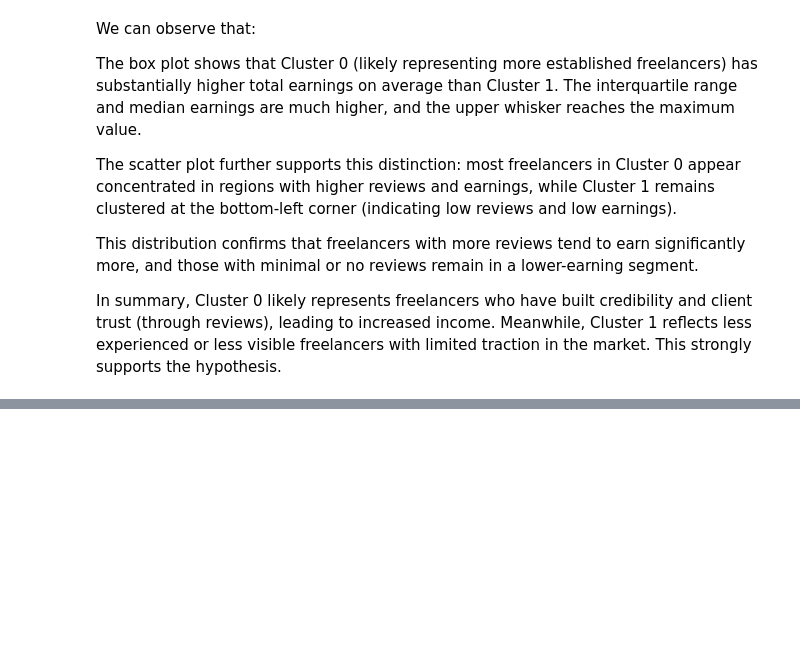
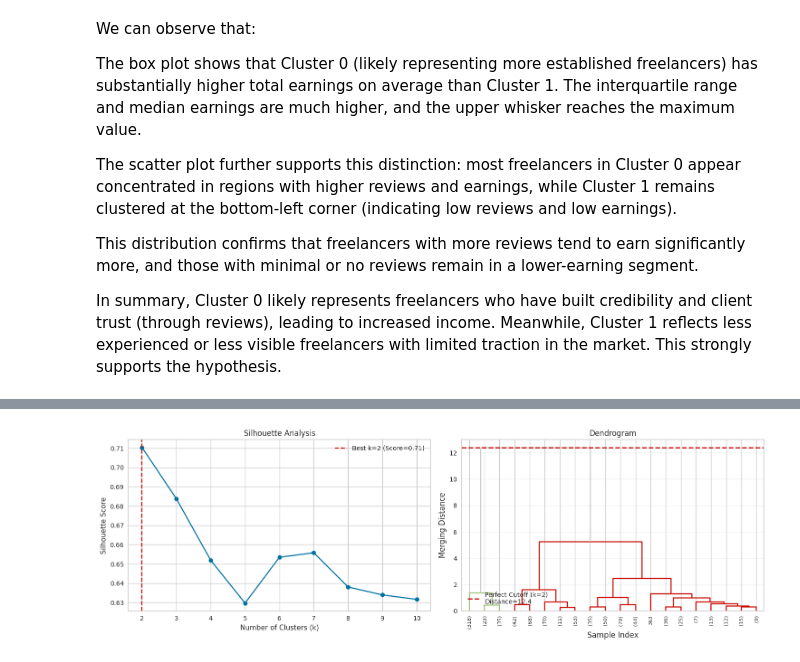
Before and after one commit to iRoseM/Freelancing-Trends--IT362, a Jupyter notebook: IT362_groub_6.ipynb, the cells around one changed output, grey strips where cells are left out. Drawn from its saved outputs; the diff is of its cells as text; code cells hidden in the pictures; blank space fills up the shorter version.

Commit message:
clustering doneeeeee

```diff
--- a/IT362_groub_6.ipynb
+++ b/IT362_groub_6.ipynb
@@ -2369,0 +2247,76 @@ What It Means: Freelancers with more skills and higher earnings can be grouped,
+# %%
+import pandas as pd
+import numpy as np
+import matplotlib.pyplot as plt
+from sklearn.cluster import AgglomerativeClustering
+from sklearn.metrics import silhouette_score
+from scipy.cluster.hierarchy import dendrogram, linkage
+
+# Load data
+df = pd.read_csv("https://raw.githubusercontent.com/iRoseM/Freelancing-Trends--IT362/main/Dataset/Processed_Dataset.csv")
+df_h1 = df[['Reviews', 'Total Earnings']].dropna()
+
+# =============================================================================
+# 1. Silhouette Analysis to Determine Optimal k
+# =============================================================================
+plt.figure(figsize=(15, 5))
+
+# Silhouette Scores for k=2 to k=10
+silhouette_scores = []
+for k in range(2, 11):
+    agg = AgglomerativeClustering(n_clusters=k)
+    labels = agg.fit_predict(df_h1)
+    score = silhouette_score(df_h1, labels)
+    silhouette_scores.append(score)
+
+# Plot Silhouette Scores
+plt.subplot(1, 2, 1)
+plt.plot(range(2, 11), silhouette_scores, marker='o', color='b')
+plt.xlabel('Number of Clusters (k)')
+plt.ylabel('Silhouette Score')
+plt.title('Silhouette Analysis')
+
+# Highlight the best k
+best_k = np.argmax(silhouette_scores) + 2  # +2 because range starts at 2
+plt.axvline(x=best_k, color='r', linestyle='--',
+            label=f'Best k={best_k} (Score={silhouette_scores[best_k-2]:.2f})')
+plt.legend()
+
+# =============================================================================
+# 2. Dendrogram Visualization
+# =============================================================================
+plt.subplot(1, 2, 2)
+Z = linkage(df_h1, method='ward')
+
+# Calculate the exact cutoff height for best_k
+if best_k == 2:
+    cutoff_height = Z[-1, 2]
+else:
+    cutoff_height = Z[-best_k+1, 2]
+
+# Enhanced dendrogram
+dendrogram(Z,
+           truncate_mode='lastp',
+           p=20,
+           show_leaf_counts=True,
+           leaf_rotation=90,
+           leaf_font_size=8,
+           above_threshold_color='#cccccc')  # Gray out non-clustered branches
+
+# Highlight the perfect cutoff
+plt.axhline(y=cutoff_height, color='r', linestyle='--', linewidth=2,
+            label=f'Perfect Cutoff (k={best_k})\nDistance={cutoff_height:.1f}')
+
+plt.xlabel('Sample Index', fontsize=12)
+plt.ylabel('Merging Distance (Ward)', fontsize=12)
+plt.title(f'Dendrogram with Optimal Cutoff\n(k={best_k}, Silhouette={best_score:.3f})', fontsize=14)
+plt.legend(fontsize=10)
+plt.grid(axis='y', alpha=0.3)
+
+plt.xlabel('Sample Index')
+plt.ylabel('Merging Distance')
+plt.title('Dendrogram')
+plt.tight_layout()
+plt.show()
+# %% [output]
+[figure, added]
```
Also changed, not shown: parts of 52 cells of this notebook.
